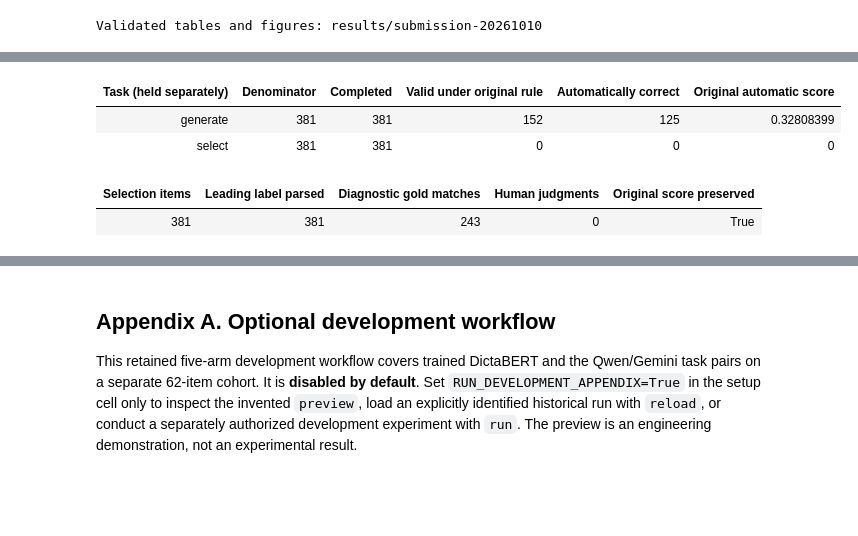
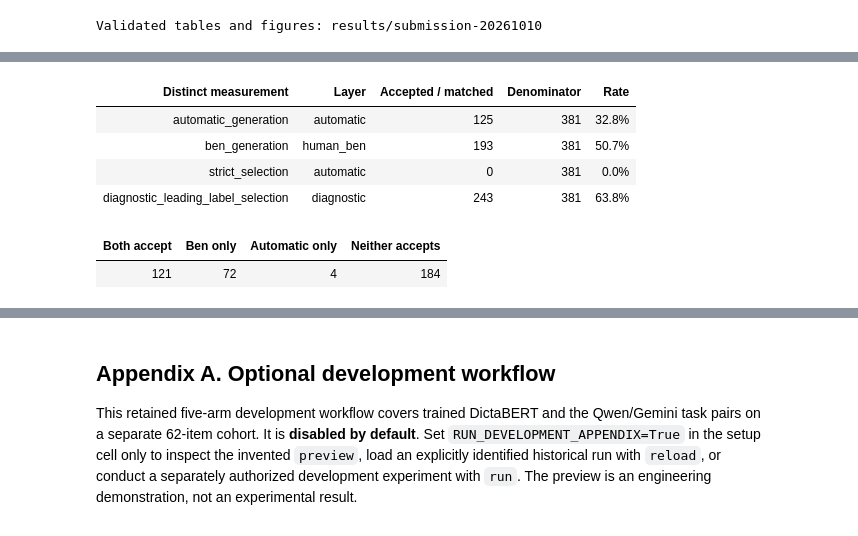
Before and after one commit to BenCarmel123/hebrew-acronym-disambiguation, a Jupyter notebook: notebooks/experimental_study.ipynb, the cells around one changed output, grey strips where cells are left out. Drawn from its saved outputs; the diff is of its cells as text; code cells hidden in the pictures; blank space fills up the shorter version.

Commit message:
Export separate judgments and execute the saved analysis offline

```diff
--- a/notebooks/experimental_study.ipynb
+++ b/notebooks/experimental_study.ipynb
@@ -273,6 +302,16 @@ if RUN_SAVED_TEST_ANALYSIS:
     display(HTML(result_table(failure_rows, {"system": "System", "task": "Task", "item_id": "Item",
         "status": "Status", "finish_reason": "Finish reason", "attempts": "Attempts",
         "response_preview": "Response preview", "run_id": "Original run ID"})))
+
+    from hebrew_acronyms.saved_similarity_results import load_saved_similarity
+    similarity = load_saved_similarity(ROOT)
+    display(HTML(result_table([similarity["metric"] | {"percent": f'{100 * similarity["metric"]["accuracy"]:.1f}%'}], {
+        "baseline": "Historical baseline", "n_correct": "Exact matches",
+        "n_items": "Denominator", "percent": "Accuracy", "source_path": "Saved source"})))
+    print("Similarity provenance:", similarity["provenance"])
+    write_csv(SUBMISSION_EXPORTS / "similarity_metric.csv", [similarity["metric"]])
+    (SUBMISSION_EXPORTS / "similarity_source.json").write_text(
+        json.dumps(similarity["provenance"], ensure_ascii=False, indent=2) + "\n")
 # %% [output]
 | Selection baseline | Saved accuracy | All items |
 | random | 0.2351 | 381 |
@@ -504,6 +546,7 @@ The human review windows are closed, while semantic coverage remains incomplete.
 if RUN_SAVED_TEST_ANALYSIS:
     for name, rows in {
         "automatic_metrics": combined_test_metrics,
+        "metric_coverage": metric_coverage,
         "baselines": baseline_rows,
         "technical_failures": test_comparison["failures"],
         "models_and_settings": [r | {"manifest_path": str(Path(r["manifest_path"]).relative_to(ROOT))}
@@ -553,40 +608,43 @@ training or model-assisted judgments were performed during this audit.
 # %%
 if RUN_SAVED_TEST_ANALYSIS:
-    from hebrew_acronyms.dictalm_saved_audit import audit_saved_dictalm, RUN_ID
+    from hebrew_acronyms.dictalm_saved_audit import audit_saved_dictalm
     dictalm_audit = audit_saved_dictalm(SAVED_ARTIFACTS, original_manifest)
-    try:
-        compare_saved_tests(
-            TEST_SESSIONS + [(SAVED_ARTIFACTS / "local-runs/dictalm-20261010",
-                              dictalm_audit["session_identity"])],
-            TEST_RUN_IDS | {"dictalm": RUN_ID},
-            diagnostic_sources=[(TEST_ARTIFACTS / "evaluation-xai-qwen14-20261009-64f47b7/diagnostic/extracted",
-                "e1436f143f73d846412d48f537cb8592afe1332de2879feba7f1572aae931d28",
-                "6b3e9430e2b9f9b5f0fb298b87447b48f4eefa8fb7c659a1b7981602297deb77")],
-            local_gemini_diagnostics=[(SAVED_ARTIFACTS / "gemini-diagnostic-20261010-after-billing",
-                "208e223cf01dbbfab86d7bd94f85cf4079144c1d2747f521863822064f061d2a",
-                "e9de33e09adc215fa5443c19a0b28a7746ce2098f6002e60e1e281257616f18c")])
-    except ValueError as error:
-        if str(error) != "Prior expenditure does not match the preceding cumulative total":
-            raise
-        dictalm_audit["comparison_rejection"] = str(error)
-    else:
-        raise ValueError("Reassess DictaLM protocol admission before pooling")
-    display(HTML('<div style="max-width:1100px">' + result_table(dictalm_audit["metrics"], {
-        "task": "Task (held separately)", "n_items": "Denominator",
-        "n_completed": "Completed", "n_valid": "Valid under original rule",
-        "n_correct": "Automatically correct", "accuracy": "Original automatic score"}) + "</div>"))
-    display(HTML('<div style="max-width:1100px">' + result_table([dictalm_audit["diagnostic_selection"]], {
-        "n_items": "Selection items", "leading_label_parsed": "Leading label parsed",
-        "leading_label_matches_gold": "Diagnostic gold matches",
-        "human_judgments": "Human judgments", "official_score_unchanged": "Original score preserved"}) + "</div>"))
-    print("Pooled comparison held:", dictalm_audit["comparison_rejection"])
+    ben = dictalm_audit["ben_annotation"]
+    display(HTML(result_table([r | {"percent": f'{100 * r["accuracy"]:.1f}%'} for r in dictalm_audit["reported_metrics"]], {
+        "metric": "Distinct measurement", "judgment_layer": "Layer",
+        "n_correct": "Accepted / matched", "n_items": "Denominator", "percent": "Rate"})))
+    display(HTML(result_table([ben["cross_tab"]], {
+        "both_accept": "Both accept", "ben_only": "Ben only",
+        "automatic_only": "Automatic only", "both_reject": "Neither accepts"})))
+    display(HTML(result_table([ben["validation"]], {
+        "n_unique_items": "Unique test items", "source_csv_exact_matches": "Source CSV matches",
+        "journal_exact_matches": "Raw exact matches",
+        "journal_boundary_whitespace_only": "Boundary whitespace only",
+        "original_response_hashes_preserved": "Raw hashes preserved"})))
+    dictalm_accounting = dict(
+        local_api_increment_ils=dictalm_audit["local_increment_ils"],
+        historical_local_prior_ils=dictalm_audit["local_prior_ils"],
+        cumulative_accounted_ils=test_comparison["cost"]["total_accounted_ils"])
+    display(HTML(result_table([dictalm_accounting], {
+        "local_api_increment_ils": "Local API increment (ILS)",
+        "historical_local_prior_ils": "Historical local prior (ILS)",
+        "cumulative_accounted_ils": "Cumulative accounted (ILS)"})))
+    # Each export replaces its derived table; no append or transfer of judgments.
     write_csv(SUBMISSION_EXPORTS / "dictalm_diagnostic_metrics.csv", dictalm_audit["metrics"])
+    write_csv(SUBMISSION_EXPORTS / "dictalm_reported_metrics.csv", dictalm_audit["reported_metrics"])
     write_csv(SUBMISSION_EXPORTS / "dictalm_responses_381.csv", dictalm_audit["records"])
+    write_csv(SUBMISSION_EXPORTS / "dictalm_ben_judgments.csv", ben["judgments"])
+    write_csv(SUBMISSION_EXPORTS / "dictalm_ben_cross_tab.csv", [ben["cross_tab"]])
+    write_csv(SUBMISSION_EXPORTS / "dictalm_accounting.csv", [dictalm_accounting])
+    audit_metadata = {k: v for k, v in dictalm_audit.items() if k not in {"records", "ben_annotation"}}
+    audit_metadata["ben_annotation"] = {k: v for k, v in ben.items() if k != "judgments"}
     (SUBMISSION_EXPORTS / "dictalm_audit.json").write_text(
-        json.dumps({k: v for k, v in dictalm_audit.items() if k != "records"}, ensure_ascii=False, indent=2) + "\n")
+        json.dumps(audit_metadata, ensure_ascii=False, indent=2) + "\n")
 # %% [output]
-| Task (held separately) | Denominator | Completed | Valid under original rule | Automatically correct | Original automatic score |
-| generate | 381 | 381 | 152 | 125 | 0.32808399 |
-| select | 381 | 381 | 0 | 0 | 0 |
+| Distinct measurement | Layer | Accepted / matched | Denominator | Rate |
+| automatic_generation | automatic | 125 | 381 | 32.8% |
+| ben_generation | human_ben | 193 | 381 | 50.7% |
+| strict_selection | automatic | 0 | 381 | 0.0% |
+| diagnostic_leading_label_selection | diagnostic | 243 | 381 | 63.8% |
-| Selection items | Leading label parsed | Diagnostic gold matches | Human judgments | Original score preserved |
-| 381 | 381 | 243 | 0 | True |
+| Both accept | Ben only | Automatic only | Neither accepts |
+| 121 | 72 | 4 | 184 |
```
Also changed, not shown: parts of 7 cells of this notebook, 9 other files.
